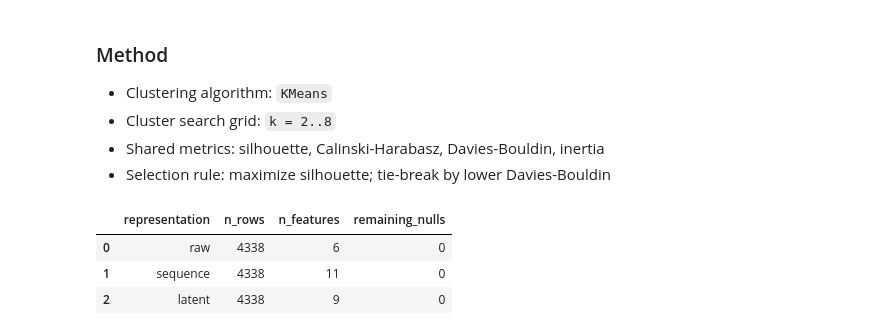
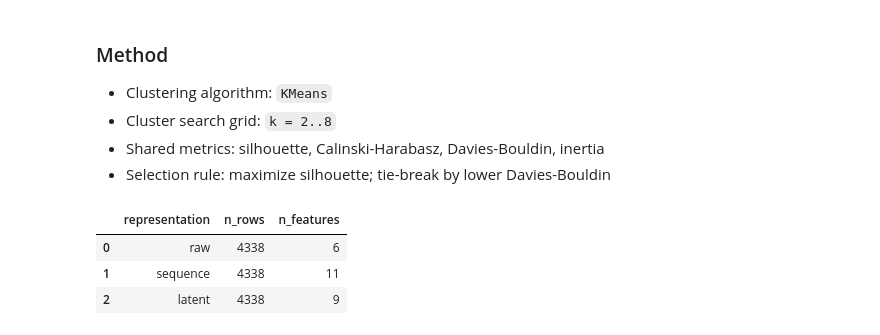
Before and after one commit to PeterMangoro/dataScience, a Jupyter notebook: assignments/GDP/assignment3_pipeline.ipynb, the cells around one changed output. Cells and saved outputs as stored; diff of their text form; code cells hidden in the pictures.

```diff
--- a/assignments/GDP/assignment3_pipeline.ipynb
+++ b/assignments/GDP/assignment3_pipeline.ipynb
@@ -217,7 +216,6 @@ The dataset initially contained 541,909 transactions across 4,372 unique custome
 # %% [markdown]
 ## Feature Engineering
 # %%
-# One-track feature table for EDA/modeling
 customer_events = transactions_purchase[[
     "CustomerID", "InvoiceDate", "InvoiceNo", "StockCode", "Quantity", "UnitPrice", "LineAmount", "Country"
 ]].copy()
@@ -279,7 +277,18 @@ customer_events = customer_events.merge(
 
 # Keep baseline customer table for representation modeling
 customer_features_base = customer_features_base[feature_cols].copy()
-customer_features_base = customer_features_base.fillna("-")
+num_feature_cols = [
+    "n_invoices",
+    "total_spend",
+    "avg_invoice_value",
+    "recency_days",
+    "mean_interpurchase_days",
+    "item_diversity_ratio",
+]
+customer_features_base[num_feature_cols] = customer_features_base[num_feature_cols].apply(pd.to_numeric, errors="coerce")
+customer_features_base[num_feature_cols] = customer_features_base[num_feature_cols].fillna(
+    customer_features_base[num_feature_cols].median(numeric_only=True)
+)
 
 customer_features_base.head()
 # %% [output]
@@ -741,5 +721,0 @@ repr_summary_df
-# %%
-# Preview each representation
-for name, df_repr in representations.items():
-    print(f"\n=== {name.upper()} ===")
-    print(df_repr.head(3))
@@ -774,41 +736,44 @@ Evaluate whether meaningful customer segments emerge across all Phase 4 represen
 # %%
 from sklearn.metrics import silhouette_score, calinski_harabasz_score, davies_bouldin_score
 # %%
-# Prepare standardized numeric matrices for each representation
+# CustomerID alignment, numeric cleaning, and StandardScaler per representation
+base_customers = set(customer_features_base["CustomerID"])
 feature_matrices = {}
 feature_columns = {}
 scaled_matrices = {}
-scalers_phase5 = {}
+representation_scalers = {}
+prep_rows = []
 
 for name, df_repr in representations.items():
+    assert set(df_repr["CustomerID"]) == base_customers, f"CustomerID mismatch in {name}"
     feats = [c for c in df_repr.columns if c != "CustomerID"]
+    source_nulls = int(df_repr[feats].isna().sum().sum())
+
     X = df_repr[feats].apply(pd.to_numeric, errors="coerce")
     X = X.replace([np.inf, -np.inf], np.nan)
     X = X.fillna(X.median(numeric_only=True))
 
     scaler_local = StandardScaler()
     X_scaled = scaler_local.fit_transform(X)
 
     feature_matrices[name] = X
     feature_columns[name] = feats
     scaled_matrices[name] = X_scaled
-    scalers_phase5[name] = scaler_local
+    representation_scalers[name] = scaler_local
 
-prep_summary = pd.DataFrame([
-    {
+    prep_rows.append({
         "representation": name,
-        "n_rows": feature_matrices[name].shape[0],
-        "n_features": feature_matrices[name].shape[1],
-        "remaining_nulls": int(feature_matrices[name].isna().sum().sum()),
-    }
-    for name in feature_matrices
-])
+        "n_rows": X.shape[0],
+        "n_features": X.shape[1]
+    })
+
+prep_summary = pd.DataFrame(prep_rows)
 prep_summary
 # %% [output]
-|  | representation | n_rows | n_features | remaining_nulls |
-| 0 | raw | 4338 | 6 | 0 |
-| 1 | sequence | 4338 | 11 | 0 |
-| 2 | latent | 4338 | 9 | 0 |
+|  | representation | n_rows | n_features |
+| 0 | raw | 4338 | 6 |
+| 1 | sequence | 4338 | 11 |
+| 2 | latent | 4338 | 9 |
 # %%
 # KMeans sweep across k for each representation
 k_grid = list(range(2, 9))
```
Also changed, not shown: parts of 72 cells of this notebook, 4 other files.
